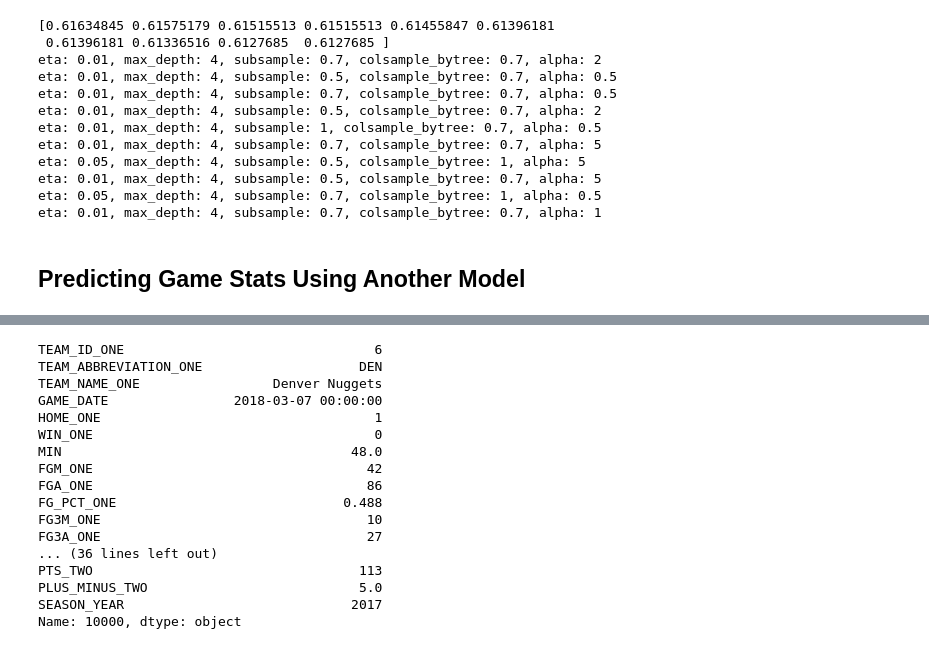
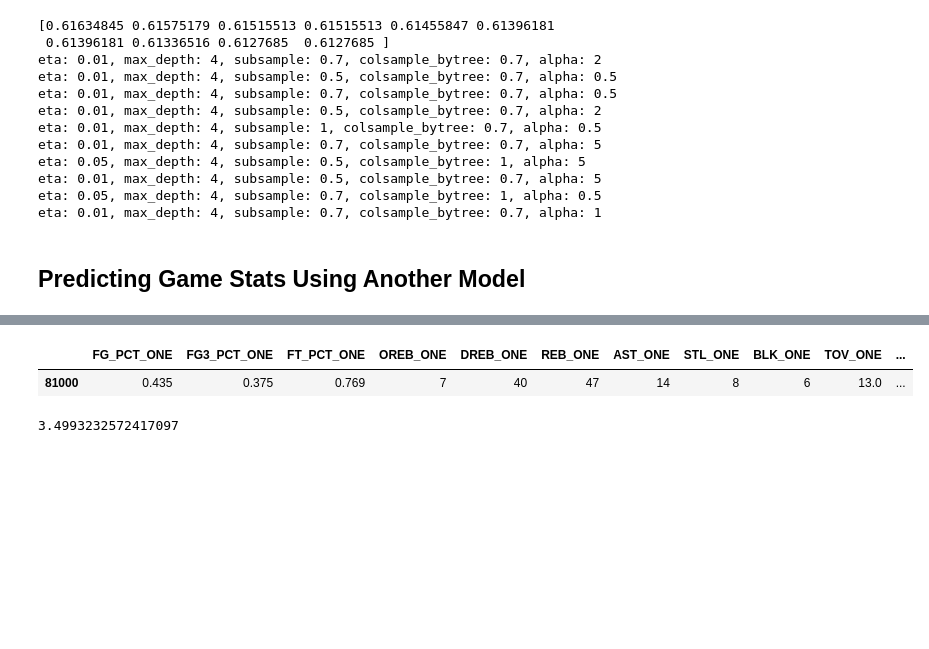
Before and after one commit to tanmbillawala/nba_game_predictor, a Jupyter notebook: CMPE257Project.ipynb, the cells around one changed output, grey strips where cells are left out. Drawn from its saved outputs; the diff is of its cells as text; code cells hidden in the pictures; blank space fills up the shorter version.

```diff
--- a/CMPE257Project.ipynb
+++ b/CMPE257Project.ipynb
@@ -936,20 +997,14 @@ predict_game_stats(trained_model, X, 0, 1, date_to_predict, combined_stats.iloc[
 # %%
-combined_stats.iloc[10000]
+combined_stats[stat_columns].iloc[[81000]]
 # %% [output]
-TEAM_ID_ONE                                6
-TEAM_ABBREVIATION_ONE                    DEN
-TEAM_NAME_ONE                 Denver Nuggets
-GAME_DATE                2018-03-07 00:00:00
-HOME_ONE                                   1
-WIN_ONE                                    0
-MIN                                     48.0
-FGM_ONE                                   42
-FGA_ONE                                   86
-FG_PCT_ONE                             0.488
-FG3M_ONE                                  10
-FG3A_ONE                                  27
-... (36 lines left out)
-PTS_TWO                                  113
-PLUS_MINUS_TWO                           5.0
-SEASON_YEAR                             2017
-Name: 10000, dtype: object
+|  | FG_PCT_ONE | FG3_PCT_ONE | FT_PCT_ONE | OREB_ONE | DREB_ONE | REB_ONE | AST_ONE | STL_ONE | BLK_ONE | TOV_ONE | ... |
+| 81000 | 0.435 | 0.375 | 0.769 | 7 | 40 | 47 | 14 | 8 | 6 | 13.0 | ... |
+# %%
+rmse_raw = 0
+for s in predicted_stats:
+    rmse_raw += (predicted_stats[s] - combined_stats[stat_columns].iloc[50000][s]) ** 2
+rmse_raw = rmse_raw / len(predicted_stats)
+rmse_raw = rmse_raw ** (0.5)
+rmse_raw
+# %% [output]
+3.4993232572417097
```
Also changed, not shown: parts of 10 cells of this notebook.
